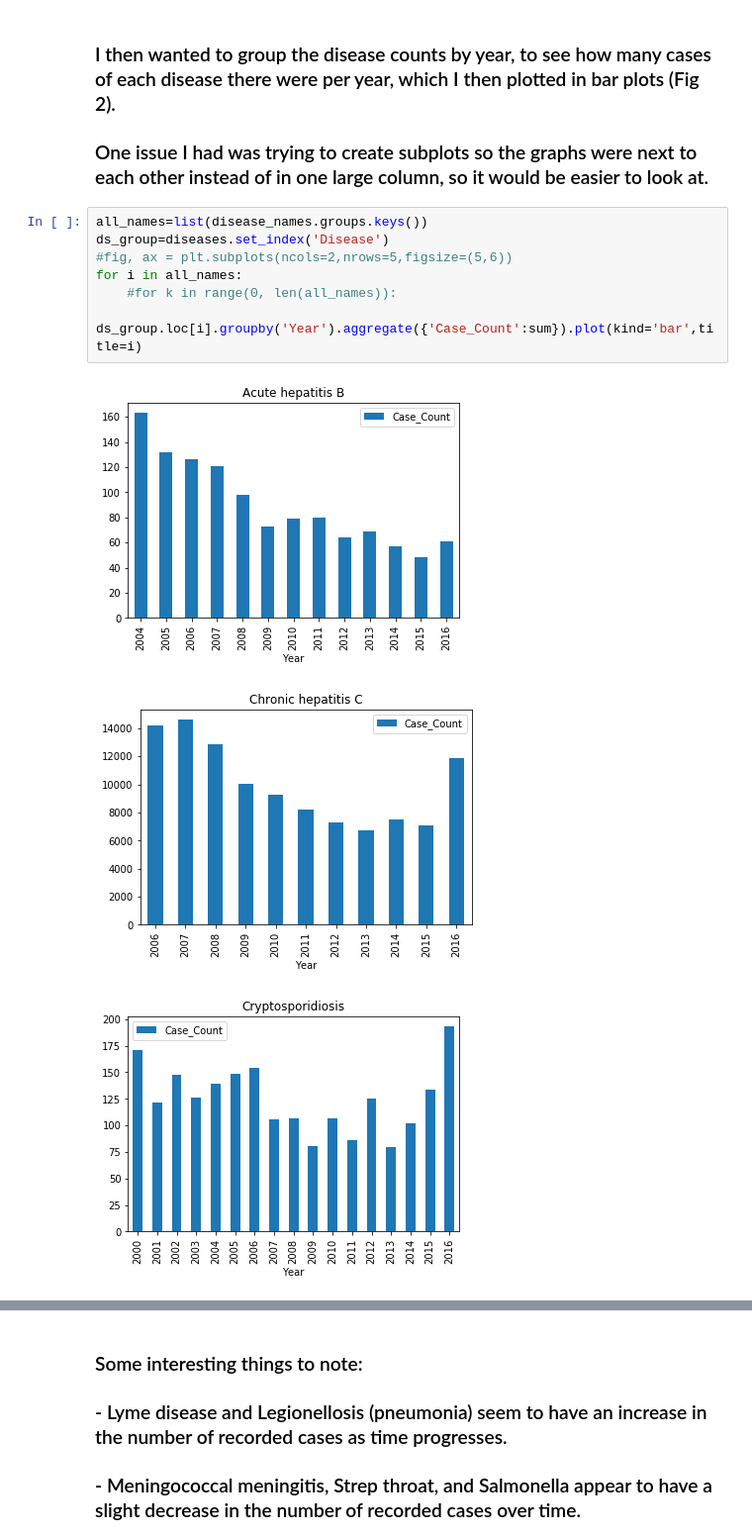
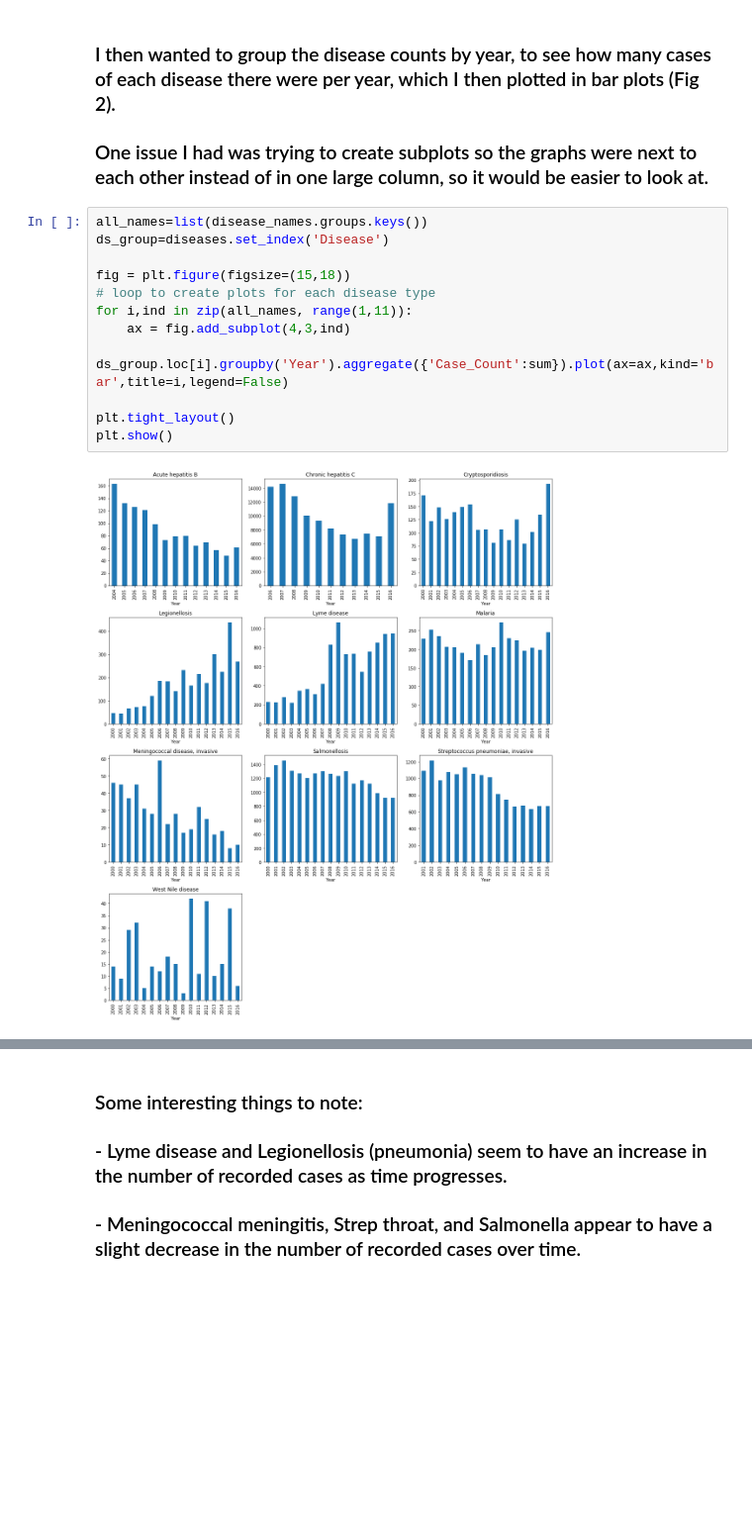
Before and after one commit to stephaniestettz/RCES-Final-Project, a Jupyter notebook: FinalProject.ipynb, the cells around one changed output, grey strips where cells are left out. Shown at 99% size. Drawn from its saved outputs; the diff is of its cells as text; blank space fills up the shorter version.

```diff
--- a/FinalProject.ipynb
+++ b/FinalProject.ipynb
@@ -94,11 +93,14 @@ Text(0.5,1,'1b. Number of Cases per Year')
 # %%
 all_names=list(disease_names.groups.keys())
 ds_group=diseases.set_index('Disease')
-#fig, ax = plt.subplots(ncols=2,nrows=5,figsize=(5,6))
-for i in all_names:
-    #for k in range(0, len(all_names)):
-        ds_group.loc[i].groupby('Year').aggregate({'Case_Count':sum}).plot(kind='bar',title=i)
+
+fig = plt.figure(figsize=(15,18))
+# loop to create plots for each disease type
+for i,ind in zip(all_names, range(1,11)):
+    ax = fig.add_subplot(4,3,ind)
+    ds_group.loc[i].groupby('Year').aggregate({'Case_Count':sum}).plot(ax=ax,kind='bar',title=i,legend=False)
+
+plt.tight_layout()
+plt.show()
 # %% [output]
-[figure, old version]
+[figure, new version]
-[figure, removed]
-[figure, removed]
```
Also changed, not shown: parts of 23 cells of this notebook, 1 other file.
